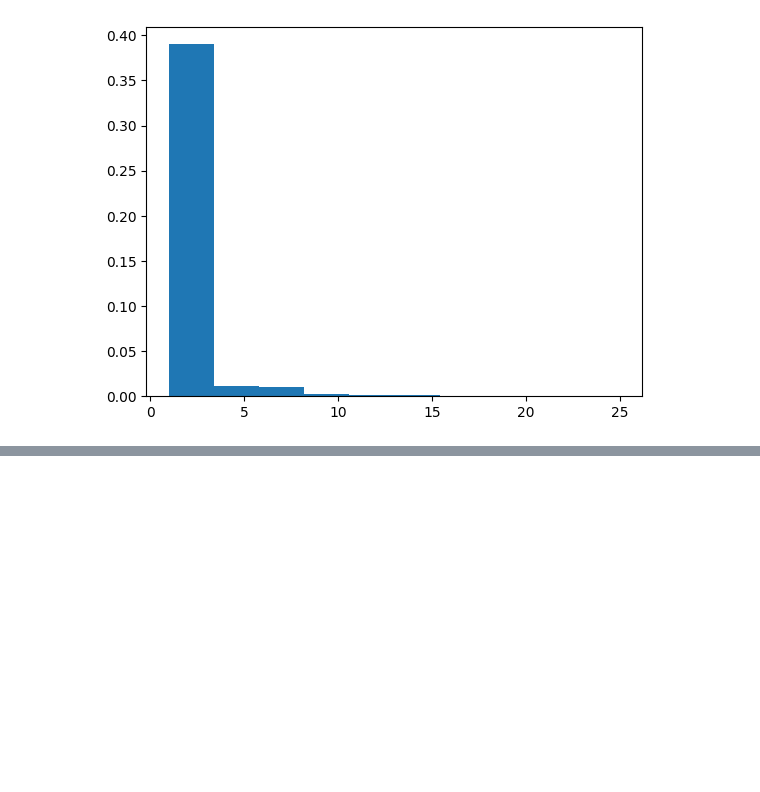
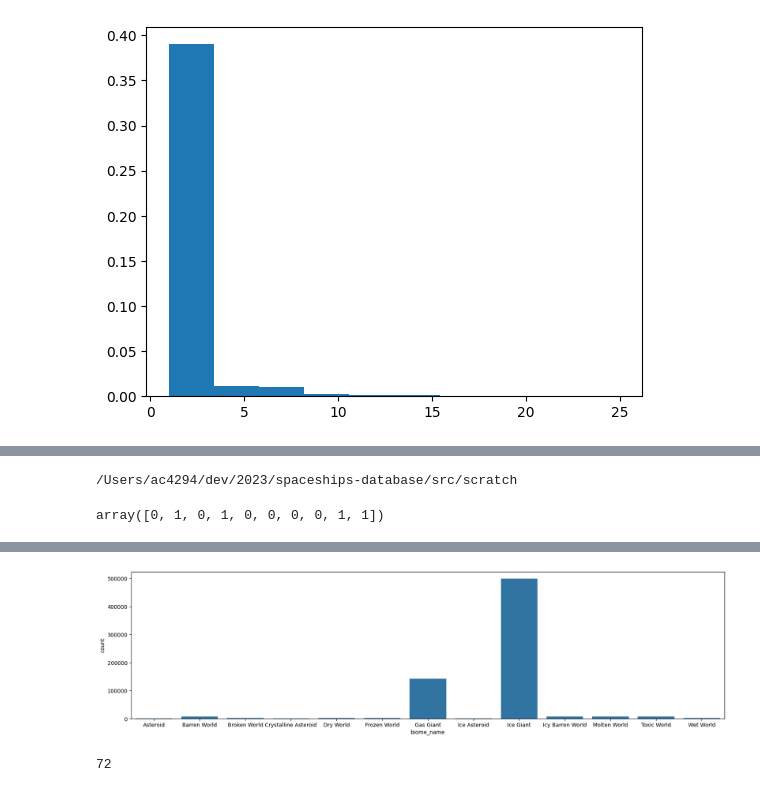
Before and after one commit to alexdaiii/spaceships-database, a Jupyter notebook: src/scratch/plot_pdf.ipynb, the cells around one changed output, grey strips where cells are left out. Drawn from its saved outputs; the diff is of its cells as text; code cells hidden in the pictures; blank space fills up the shorter version.

```diff
--- a/src/scratch/plot_pdf.ipynb
+++ b/src/scratch/plot_pdf.ipynb
@@ -110,0 +173,42 @@ The slope is [0.03] and the intercept is -7.105427357601002e-15
+# %%
+# print cwd
+import os
+
+print(os.getcwd())
+# %% [output]
+/Users/ac4294/dev/2023/spaceships-database/src/scratch
+# %%
+rng.binomial(1, .5, 10)
+# %% [output]
+array([0, 1, 0, 1, 0, 0, 0, 0, 1, 1])
+# %%
+from sqlalchemy import func
+from src.models import Biome
+
+
+def plot_planet_by_biome():
+    with get_session(engine) as session:
+        # get:
+        """
+        SELECT biome.biome_name, COUNT(planet.biome_id) AS count
+        FROM planet
+        INNER JOIN biome ON planet.biome_id = biome.biome_id
+        """
+        biome_count = session.query(Biome.biome_name, func.count(Planet.planet_biome)).join(Planet).group_by(
+            Biome.biome_name).all()
+
+        # convert to df
+        biome_count = pd.DataFrame(biome_count, columns=["biome_name", "count"])
+
+        # print number habitable (Dry World, Frozen World, Wet World)
+        habitable = biome_count[biome_count["biome_name"].isin(["Dry World", "Frozen World", "Wet World"])]
+        print(f"Total habitable planets: {habitable['count'].sum()} out of {biome_count['count'].sum()}")
+
+        # plot (increase size)
+
+        plt.figure(figsize=(20, 5))
+        sns.barplot(x="biome_name", y="count", data=biome_count)
+
+
+plot_planet_by_biome()
+# %% [output]
@@ -110,0 +223,5 @@ The slope is [0.03] and the intercept is -7.105427357601002e-15
+[figure, added]
+# %%
+31 + 17 + 24
+# %% [output]
+72
```
Also changed, not shown: parts of 6 cells of this notebook, 12 other files.
